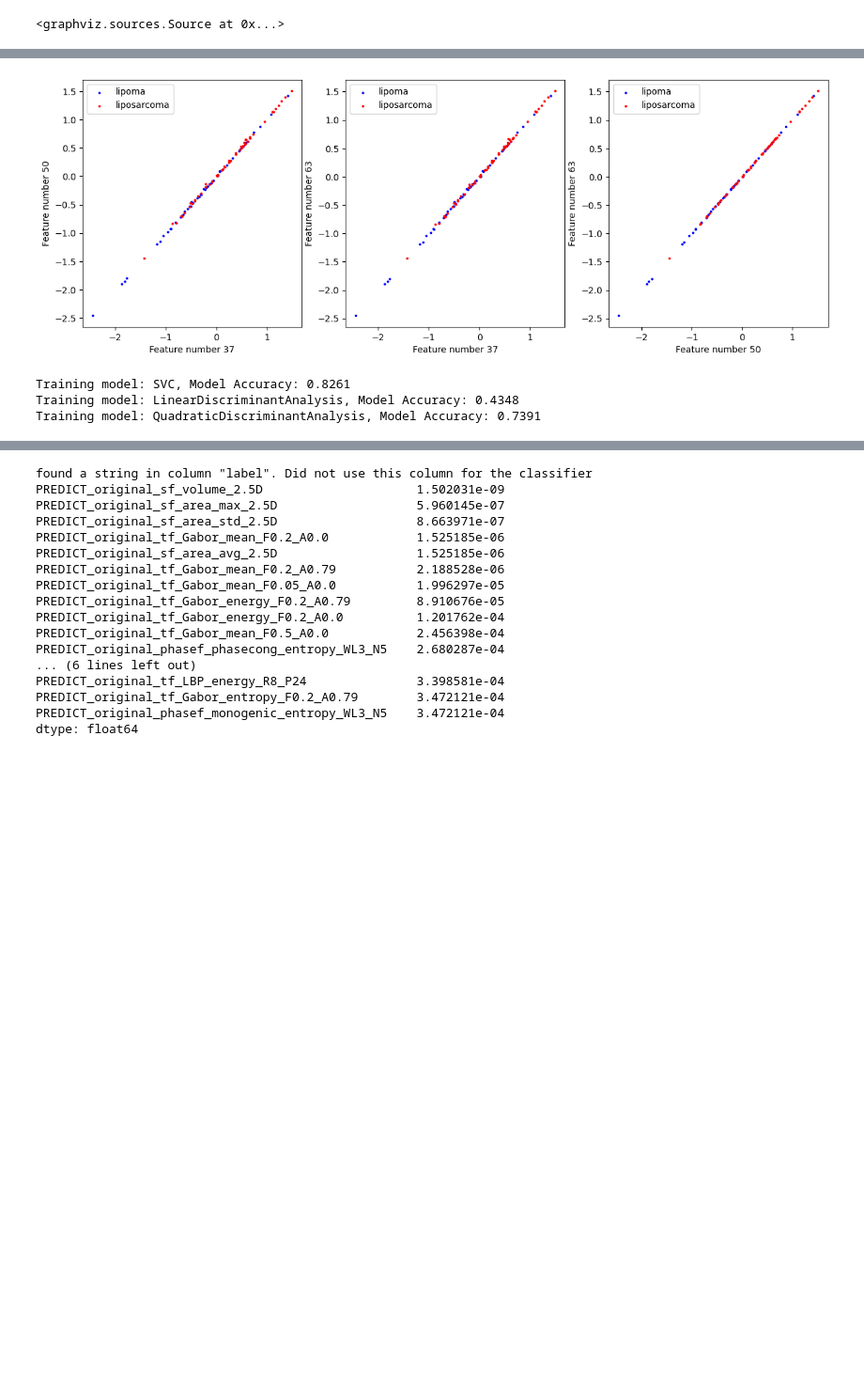
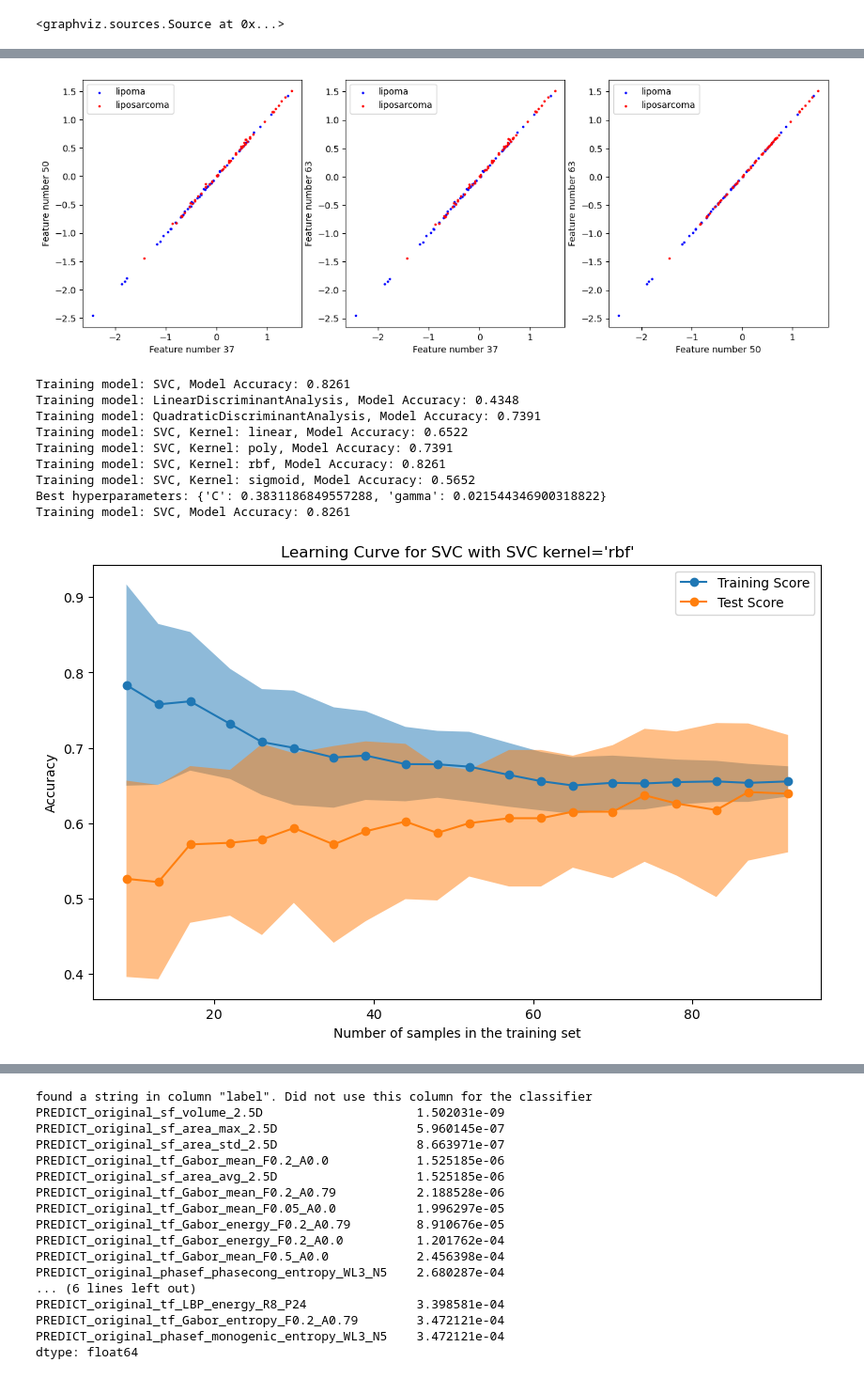
Before and after one commit to jolinevb/Lipo_ML, a Jupyter notebook: assignment.ipynb, the cells around one changed output, grey strips where cells are left out. Shown at 94% size. Drawn from its saved outputs; the diff is of its cells as text; code cells hidden in the pictures; blank space fills up the shorter version.

```diff
--- a/assignment.ipynb
+++ b/assignment.ipynb
@@ -561,33 +560,84 @@ models = [SVC(), LinearDiscriminantAnalysis(), QuadraticDiscriminantAnalysis()]
 for model_instance in models:
     # Fit the model on the training data
     model_instance.fit(X_train, y_train)
     # Make predictions on the test set
     y_pred = model_instance.predict(X_test)
     # Calculate and print the accuracy
     accuracy = accuracy_score(y_test, y_pred)
     print(f"Training model: {model_instance.__class__.__name__}, Model Accuracy: {accuracy:.4f}")
+
+# Train different SVM models with different kernels
+kernels = ['linear', 'poly', 'rbf', 'sigmoid']
+for kernel in kernels:
+    model = SVC(kernel=kernel, random_state=42)
+    model.fit(X_train, y_train)
+    y_pred = model.predict(X_test)
+    accuracy = accuracy_score(y_test, y_pred)
+    print(f"Training model: {model.__class__.__name__}, Kernel: {kernel}, Model Accuracy: {accuracy:.4f}")
+
+
+# Train different SVM models with a grid search for hyperparameter tuning
+param_dist = {'gamma': np.logspace(-7, 1, 13), 'C' : np.logspace(-1, 6, 13)}
+
+model = RandomForestClassifier(random_state=42)
+
+rand_search_SVC = GridSearchCV(SVC(kernel='rbf'),
+                                param_grid = param_dist,
+                                cv = StratifiedShuffleSplit(n_splits=5, test_size=0.2, random_state=42))
+rand_search_SVC.fit(X_train, y_train)
+best_rf = rand_search_SVC.best_estimator_
+print('Best hyperparameters:',  rand_search_SVC.best_params_)
+accuracy = accuracy_score(y_test, best_rf.predict(X_test))
+print(f"Training model: {best_rf.__class__.__name__}, Model Accuracy: {accuracy:.4f}")
+
+# Make a learning curve with the best model
+model = SVC(kernel='rbf')
+fig, ax = plt.subplots(figsize=(10, 6), sharey=True)
+common_params = {
+    "X": X,
+    "y": y,
+    "train_sizes": np.linspace(0.1, 1.0, 20),
+    "cv": ShuffleSplit(n_splits=20, test_size=0.2, random_state=0),
+    "score_type": "both",
+    "n_jobs": 4,
+    "line_kw": {"marker": "o"},
+    "std_display_style": "fill_between",
+    "score_name": "Accuracy",
+}
+LearningCurveDisplay.from_estimator(model, **common_params, ax=ax)
+handles, label = ax.get_legend_handles_labels()
+ax.legend(handles[:2], ["Training Score", "Test Score"])
+ax.set_title(f"Learning Curve for {model.__class__.__name__} with SVC kernel='rbf'")
+plt.show()
 # %% [output]
 Feature 'PREDICT_original_hf_entropy' is statistically significant (p-value: 0.0008)
 Feature 'PREDICT_original_logf_entropy_sigma1' is statistically significant (p-value: 0.0011)
 Feature 'PREDICT_original_logf_entropy_sigma5' is statistically significant (p-value: 0.0022)
 Feature 'PREDICT_original_logf_entropy_sigma10' is statistically significant (p-value: 0.0024)
 Feature 'PREDICT_original_tf_LBP_entropy_R3_P12' is statistically significant (p-value: 0.0031)
 Feature 'PREDICT_original_tf_LBP_entropy_R8_P24' is statistically significant (p-value: 0.0038)
 Feature 'PREDICT_original_tf_LBP_entropy_R15_P36' is statistically significant (p-value: 0.0039)
 Feature 'PREDICT_original_tf_Gabor_entropy_F0.05_A0.0' is statistically significant (p-value: 0.0051)
 Feature 'PREDICT_original_tf_Gabor_entropy_F0.05_A0.79' is statistically significant (p-value: 0.0052)
 Feature 'PREDICT_original_tf_Gabor_entropy_F0.05_A1.57' is statistically significant (p-value: 0.0056)
 Feature 'PREDICT_original_tf_Gabor_entropy_F0.05_A2.36' is statistically significant (p-value: 0.0060)
 Feature 'PREDICT_original_tf_Gabor_entropy_F0.2_A0.0' is statistically significant (p-value: 0.0063)
 ... (5 lines left out)
 Feature 'PREDICT_original_tf_Gabor_entropy_F0.5_A1.57' is statistically significant (p-value: 0.0095)
 Feature 'PREDICT_original_tf_Gabor_entropy_F0.5_A2.36' is statistically significant (p-value: 0.0103)
 Feature 'PREDICT_original_phasef_monogenic_entropy_WL3_N5' is statistically significant (p-value: 0.0095)
 Feature 'PREDICT_original_phasef_phasecong_entropy_WL3_N5' is statistically significant (p-value: 0.0248)
 [figure]
 Training model: SVC, Model Accuracy: 0.8261
 Training model: LinearDiscriminantAnalysis, Model Accuracy: 0.4348
 Training model: QuadraticDiscriminantAnalysis, Model Accuracy: 0.7391
+Training model: SVC, Kernel: linear, Model Accuracy: 0.6522
+Training model: SVC, Kernel: poly, Model Accuracy: 0.7391
+Training model: SVC, Kernel: rbf, Model Accuracy: 0.8261
+Training model: SVC, Kernel: sigmoid, Model Accuracy: 0.5652
+Best hyperparameters: {'C': 0.3831186849557288, 'gamma': 0.021544346900318822}
+Training model: SVC, Model Accuracy: 0.8261
+[figure, added]
 # %%
 accuracy = []
 precision = []
```
Also changed, not shown: parts of 3 cells of this notebook.
